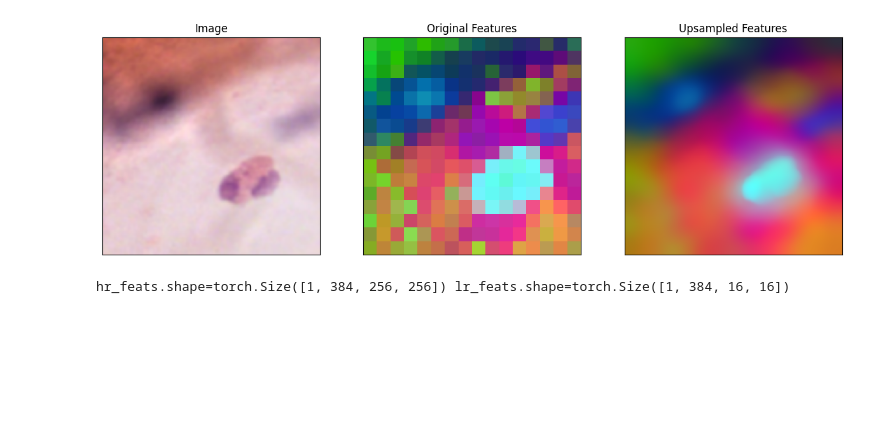
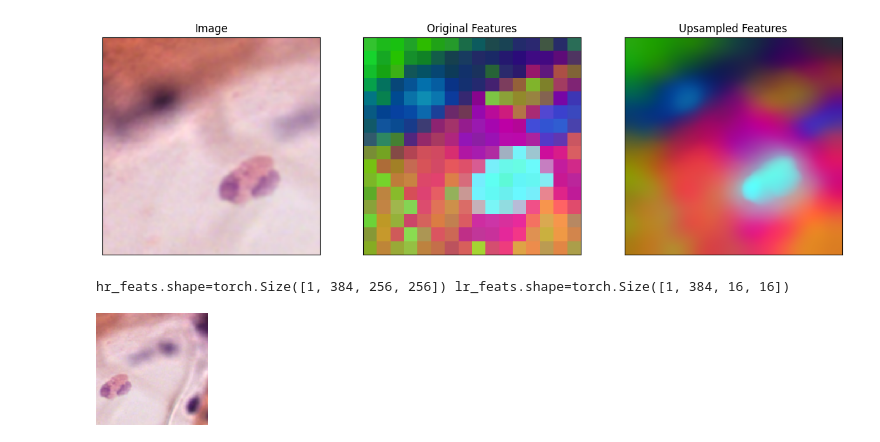
Before and after one commit to thingumajig/feature-map-experiments, a Jupyter notebook: notebooks/featUp-basic.ipynb, the cells around one changed output. Cells and saved outputs as stored; diff of their text form; code cells hidden in the pictures; blank space fills up the shorter version.

```diff
--- a/notebooks/featUp-basic.ipynb
+++ b/notebooks/featUp-basic.ipynb
@@ -88,3 +110,8 @@ Seed set to 0
 print(f'{hr_feats.shape=} {lr_feats.shape=}')
 # %% [output]
 hr_feats.shape=torch.Size([1, 384, 256, 256]) lr_feats.shape=torch.Size([1, 384, 16, 16])
+# %%
+image3 = extract_patch(image, 300+56, 150, 112, 112)
+image3
+# %% [output]
+[figure, added]
```
Also changed, not shown: parts of 3 cells of this notebook.
